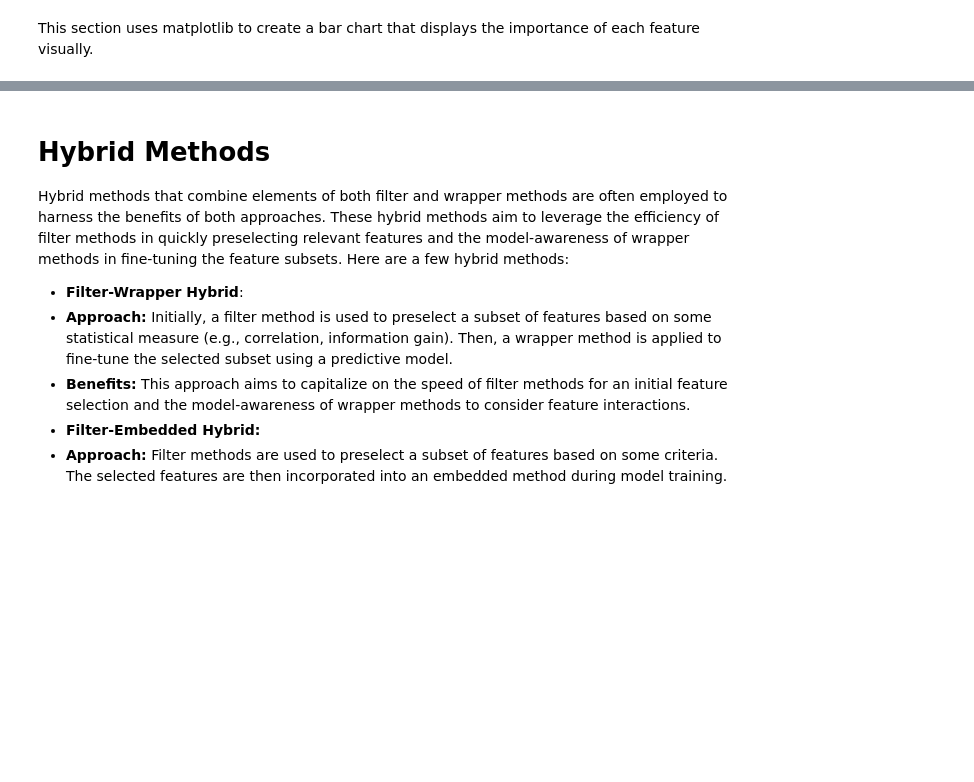
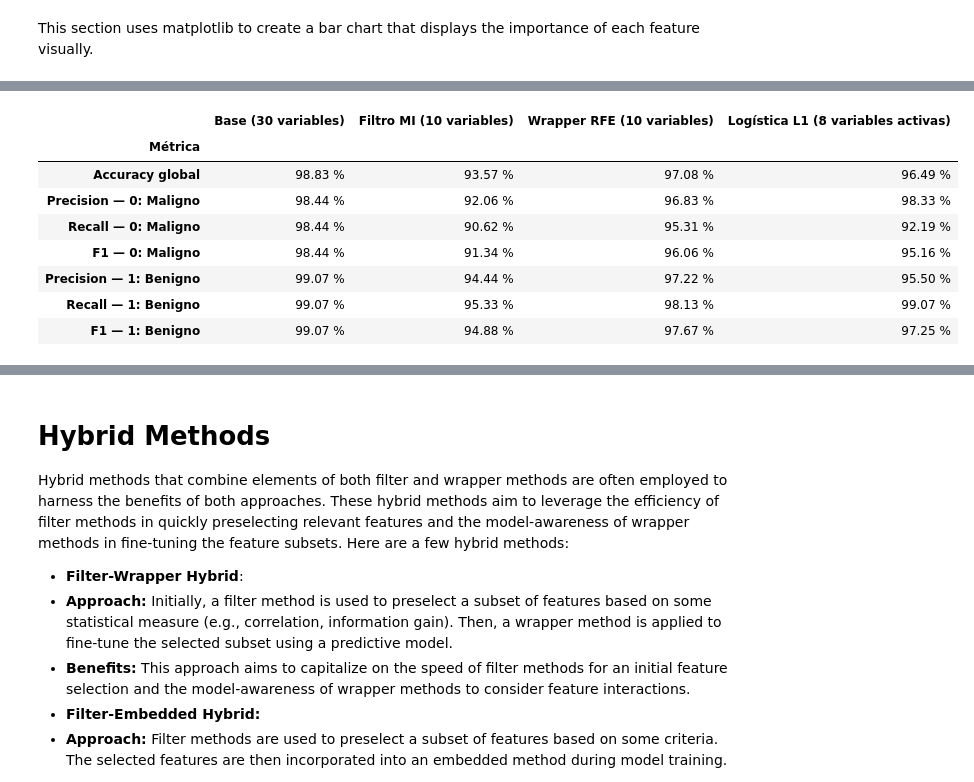
Before and after one commit to lenytacuri/ml-ft-selection-lab, a Jupyter notebook: Feature_selection.ipynb, the cells around one changed output, grey strips where cells are left out. Saved outputs shown, nothing was run; the diff lists cells and outputs as text; code cells hidden in the pictures; blank space fills up the shorter version.

```diff
--- a/Feature_selection.ipynb
+++ b/Feature_selection.ipynb
@@ -345,0 +588,78 @@ print(evaluate_model(X_train_lasso, X_test_lasso, y_train, y_test))
+# %%
+### Método embedded: regresión logística con regularización L1 ###
+from IPython.display import display, Markdown
+from sklearn.model_selection import GridSearchCV, StratifiedKFold
+
+# L1 pura: l1_ratio=1 en la versión de scikit-learn de este proyecto.
+# El Pipeline recibe datos SIN escalar para ajustar StandardScaler en cada fold.
+l1_pipeline = Pipeline([
+    ("scaler", StandardScaler()),
+    ("classifier", LogisticRegression(
+        solver="saga", l1_ratio=1, max_iter=10000, random_state=42,
+    )),
+])
+
+cv_l1 = StratifiedKFold(n_splits=5, shuffle=True, random_state=420)
+param_grid = {"classifier__C": np.round(np.arange(0.20, 0.30, 0.01), 2)}
+grid_search = GridSearchCV(
+    estimator=l1_pipeline,
+    param_grid=param_grid,
+    scoring="accuracy",  # C se elige por accuracy medio de validación.
+    cv=cv_l1,
+    refit=True,  # Reajustar el Pipeline ganador con todo train, nunca con test.
+    n_jobs=1,
+    error_score="raise",
+)
+grid_search.fit(X_train, y_train)
+
+# Modelo final: escalador + regresión L1 reajustados con todo entrenamiento.
+best_params = grid_search.best_params_
+best_model = grid_search.best_estimator_
+l1_classifier = best_model.named_steps["classifier"]
+coef = l1_classifier.coef_[0]
+
+# SAGA puede producir ceros exactos: esas variables no aportan a la predicción.
+# Se conserva todo coeficiente distinto de cero, sin modificar el modelo final.
+selected_features = np.flatnonzero(coef != 0)
+selected_features_l1 = feature_names[selected_features]
+l1_selected_table = pd.DataFrame({
+    "Variable seleccionada": selected_features_l1,
+    "Coeficiente L1": coef[selected_features],
+})
+
+# Predecir con el Pipeline ya entrenado: aplica su escalador al test original.
+# No se entrena otro clasificador ni se promedian coeficientes de los folds.
+y_pred_l1 = best_model.predict(X_test)
+l1_metrics = metrics_table(y_test, y_pred_l1)
+
+# Matrices reducidas disponibles para actividades posteriores; no se necesitan
+# para best_model.predict, que espera las 30 columnas originales en el mismo orden.
+X_train_lasso = best_model.named_steps["scaler"].transform(X_train)[:, selected_features]
+X_test_lasso = best_model.named_steps["scaler"].transform(X_test)[:, selected_features]
+
+display(Markdown("### Modelo L1 final y variables seleccionadas"))
+display(Markdown(
+    f"**Mejor C:** {best_params['classifier__C']:.2f}. "
+    f"**Accuracy medio de validación (5 folds):** {grid_search.best_score_:.2%}. "
+    f"**Variables con coeficiente distinto de cero:** {len(selected_features)} de {X_train.shape[1]}. "
+    f"**Iteraciones del ajuste final:** {l1_classifier.n_iter_[0]} "
+    "(máximo permitido: 10000)."
+))
+display(l1_selected_table.round(6))
+
+# Tabla acumulada: mismas métricas y los mismos casos de test para los 4 modelos.
+model_comparison_l1 = pd.DataFrame({
+    f"Base ({X_train.shape[1]} variables)": metrics_column(baseline_metrics),
+    f"Filtro MI ({X_train_k_best.shape[1]} variables)": metrics_column(filter_metrics),
+    f"Wrapper RFE ({X_train_rfe.shape[1]} variables)": metrics_column(wrapper_metrics),
+    f"Logística L1 ({len(selected_features)} variables activas)": metrics_column(l1_metrics),
+})
+model_comparison_l1.index.name = "Métrica"
+display(Markdown(f"### Comparación sobre los mismos {len(y_test)} casos de test"))
+display(Markdown(
+    "Valores en **porcentaje**; **0 = maligno**, **1 = benigno**. "
+    "La columna L1 evalúa directamente el modelo regularizado elegido por CV. "
+    "El test no se utiliza para elegir C ni las variables."
+))
+display((model_comparison_l1 * 100).map(lambda value: f"{value:.2f} %"))
+# %% [output]
@@ -345,0 +679,9 @@ print(evaluate_model(X_train_lasso, X_test_lasso, y_train, y_test))
+|  | Base (30 variables) | Filtro MI (10 variables) | Wrapper RFE (10 variables) | Logística L1 (8 variables activas) |
+| Métrica |  |  |  |  |
+| Accuracy global | 98.83 % | 93.57 % | 97.08 % | 96.49 % |
+| Precision — 0: Maligno | 98.44 % | 92.06 % | 96.83 % | 98.33 % |
+| Recall — 0: Maligno | 98.44 % | 90.62 % | 95.31 % | 92.19 % |
+| F1 — 0: Maligno | 98.44 % | 91.34 % | 96.06 % | 95.16 % |
+| Precision — 1: Benigno | 99.07 % | 94.44 % | 97.22 % | 95.50 % |
+| Recall — 1: Benigno | 99.07 % | 95.33 % | 98.13 % | 99.07 % |
+| F1 — 1: Benigno | 99.07 % | 94.88 % | 97.67 % | 97.25 % |
```
Also changed, not shown: parts of 18 cells of this notebook.
